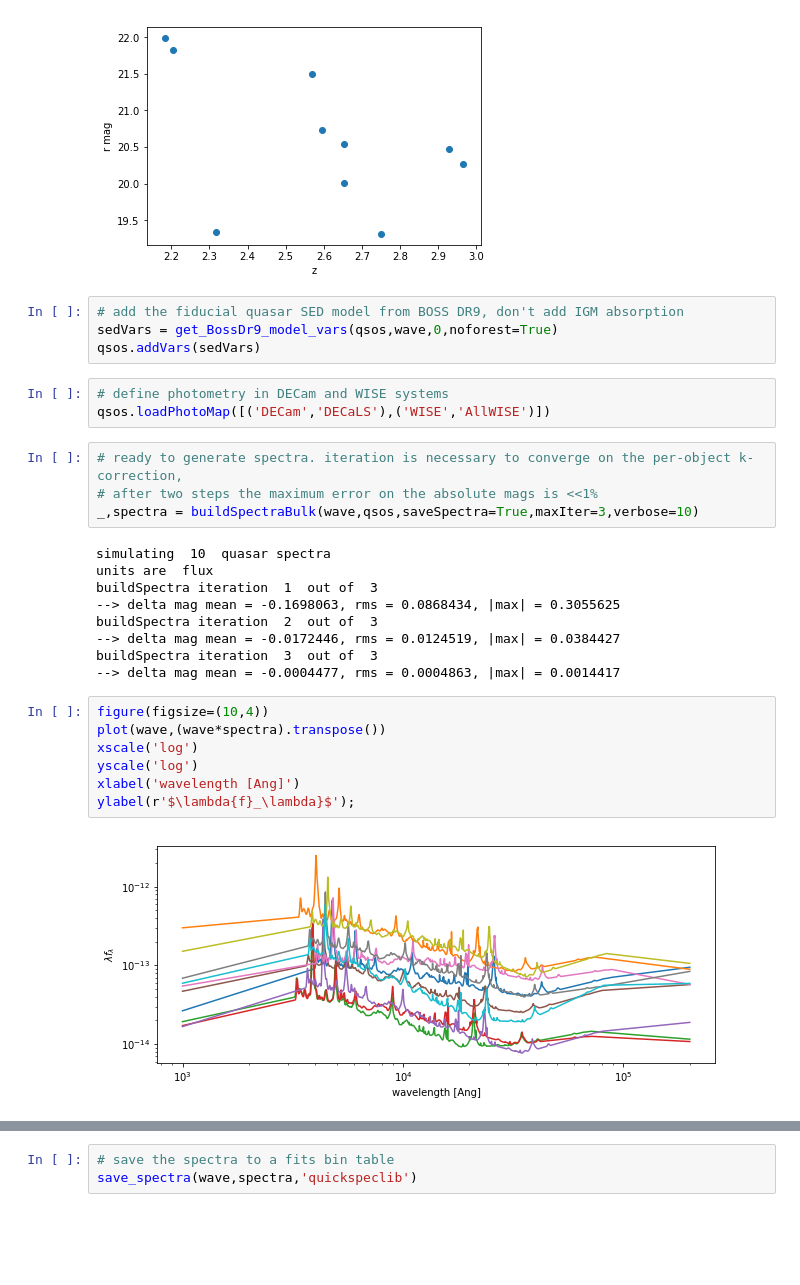
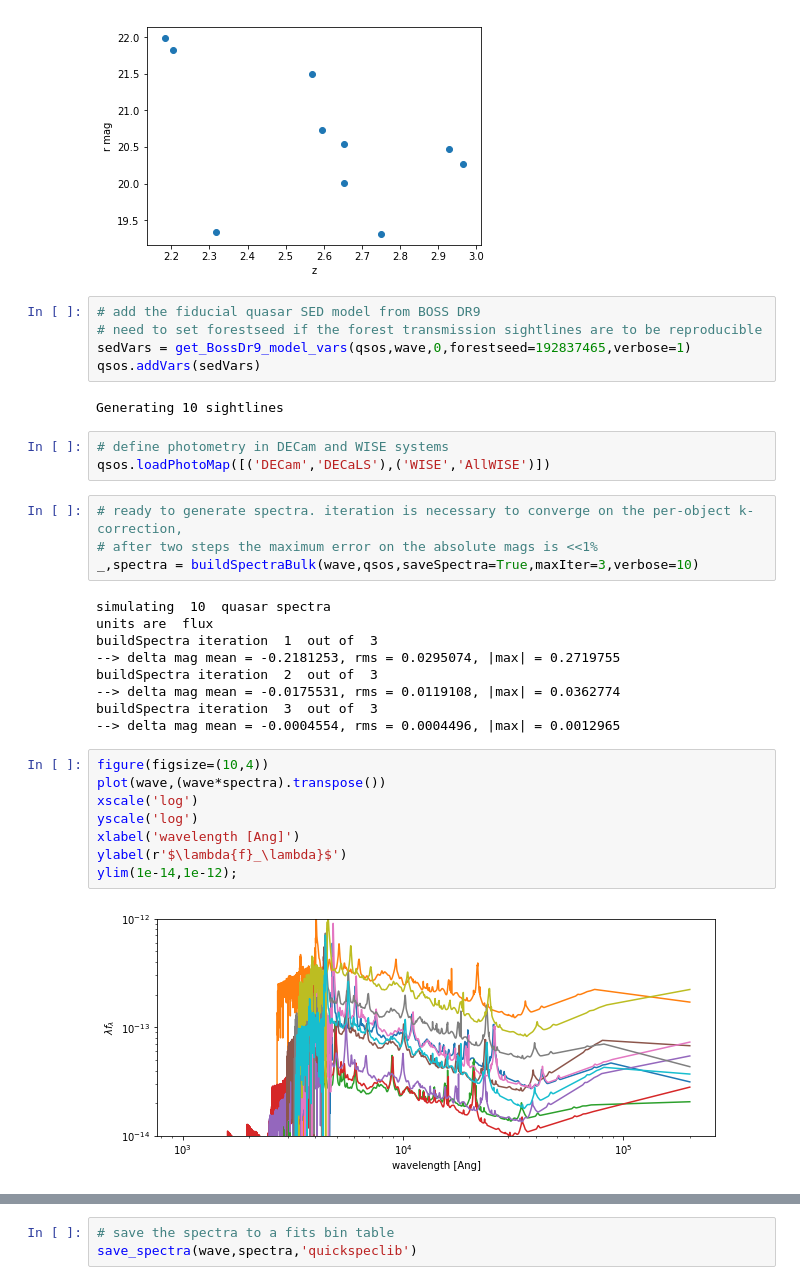
Before and after one commit to imcgreer/simqso, a Jupyter notebook: examples/quickspeclibrary.ipynb, the cells around one changed output, grey strips where cells are left out. Cells and saved outputs as stored; diff of their text form; blank space fills up the shorter version.

```diff
--- a/examples/quickspeclibrary.ipynb
+++ b/examples/quickspeclibrary.ipynb
@@ -27,9 +27,12 @@ ylabel('r mag');
 # %% [output]
 [figure]
 # %%
-# add the fiducial quasar SED model from BOSS DR9, don't add IGM absorption
-sedVars = get_BossDr9_model_vars(qsos,wave,0,noforest=True)
+# add the fiducial quasar SED model from BOSS DR9
+# need to set forestseed if the forest transmission sightlines are to be reproducible
+sedVars = get_BossDr9_model_vars(qsos,wave,0,forestseed=192837465,verbose=1)
 qsos.addVars(sedVars)
+# %% [output]
+Generating 10 sightlines
 # %%
 # define photometry in DECam and WISE systems
 qsos.loadPhotoMap([('DECam','DECaLS'),('WISE','AllWISE')])
@@ -41,20 +44,21 @@ _,spectra = buildSpectraBulk(wave,qsos,saveSpectra=True,maxIter=3,verbose=10)
 simulating  10  quasar spectra
 units are  flux
 buildSpectra iteration  1  out of  3
---> delta mag mean = -0.1698063, rms = 0.0868434, |max| = 0.3055625
+--> delta mag mean = -0.2181253, rms = 0.0295074, |max| = 0.2719755
 buildSpectra iteration  2  out of  3
---> delta mag mean = -0.0172446, rms = 0.0124519, |max| = 0.0384427
+--> delta mag mean = -0.0175531, rms = 0.0119108, |max| = 0.0362774
 buildSpectra iteration  3  out of  3
---> delta mag mean = -0.0004477, rms = 0.0004863, |max| = 0.0014417
+--> delta mag mean = -0.0004554, rms = 0.0004496, |max| = 0.0012965
 # %%
 figure(figsize=(10,4))
 plot(wave,(wave*spectra).transpose())
 xscale('log')
 yscale('log')
 xlabel('wavelength [Ang]')
-ylabel(r'$\lambda{f}_\lambda}$');
+ylabel(r'$\lambda{f}_\lambda}$')
+ylim(1e-14,1e-12);
 # %% [output]
-[figure, old version]
+[figure, new version]
 # %%
 # the parameter values for each spectrum
 qsos.data
```
Also changed, not shown: parts of 10 cells of this notebook, 4 other files.
